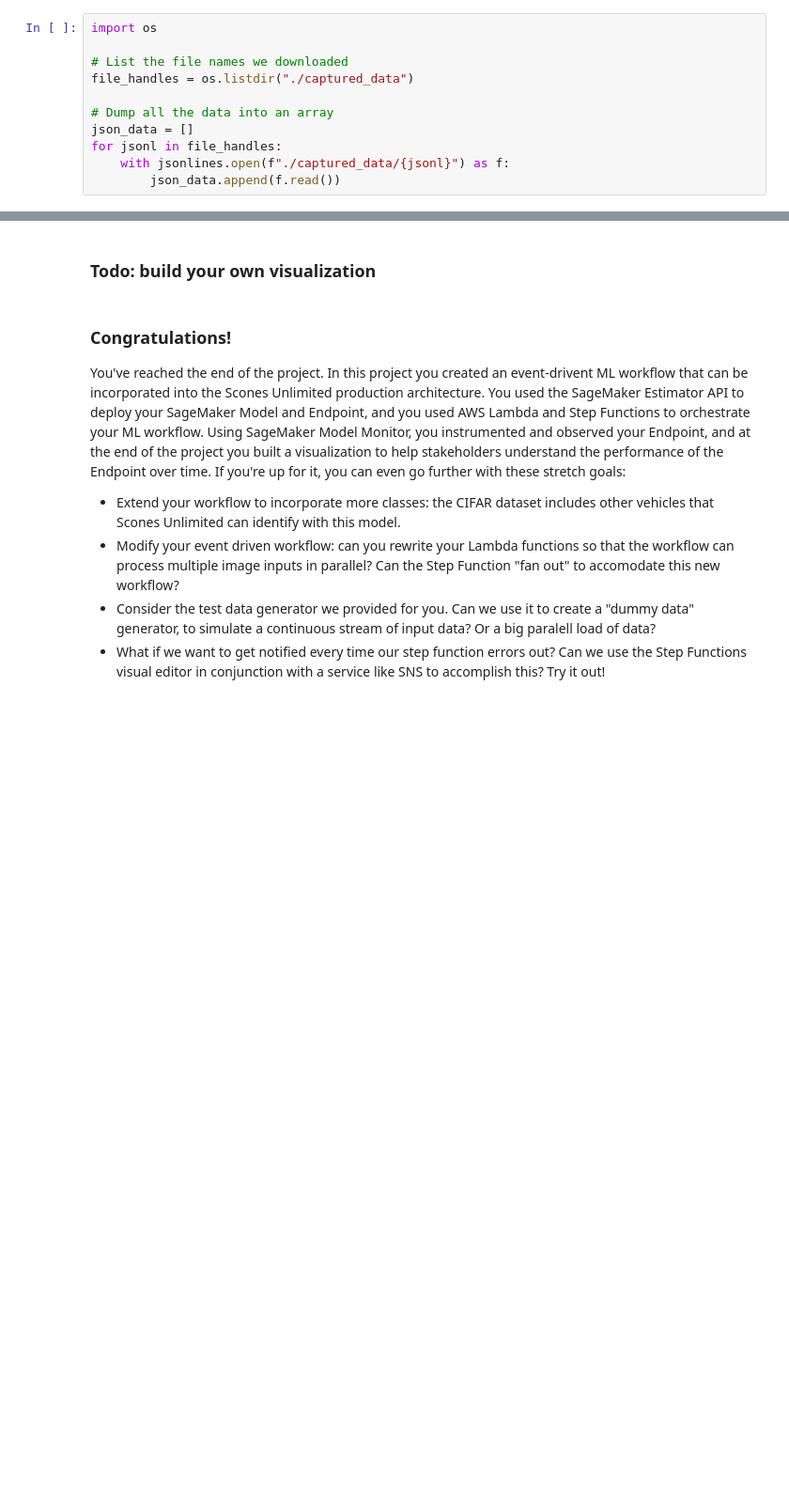
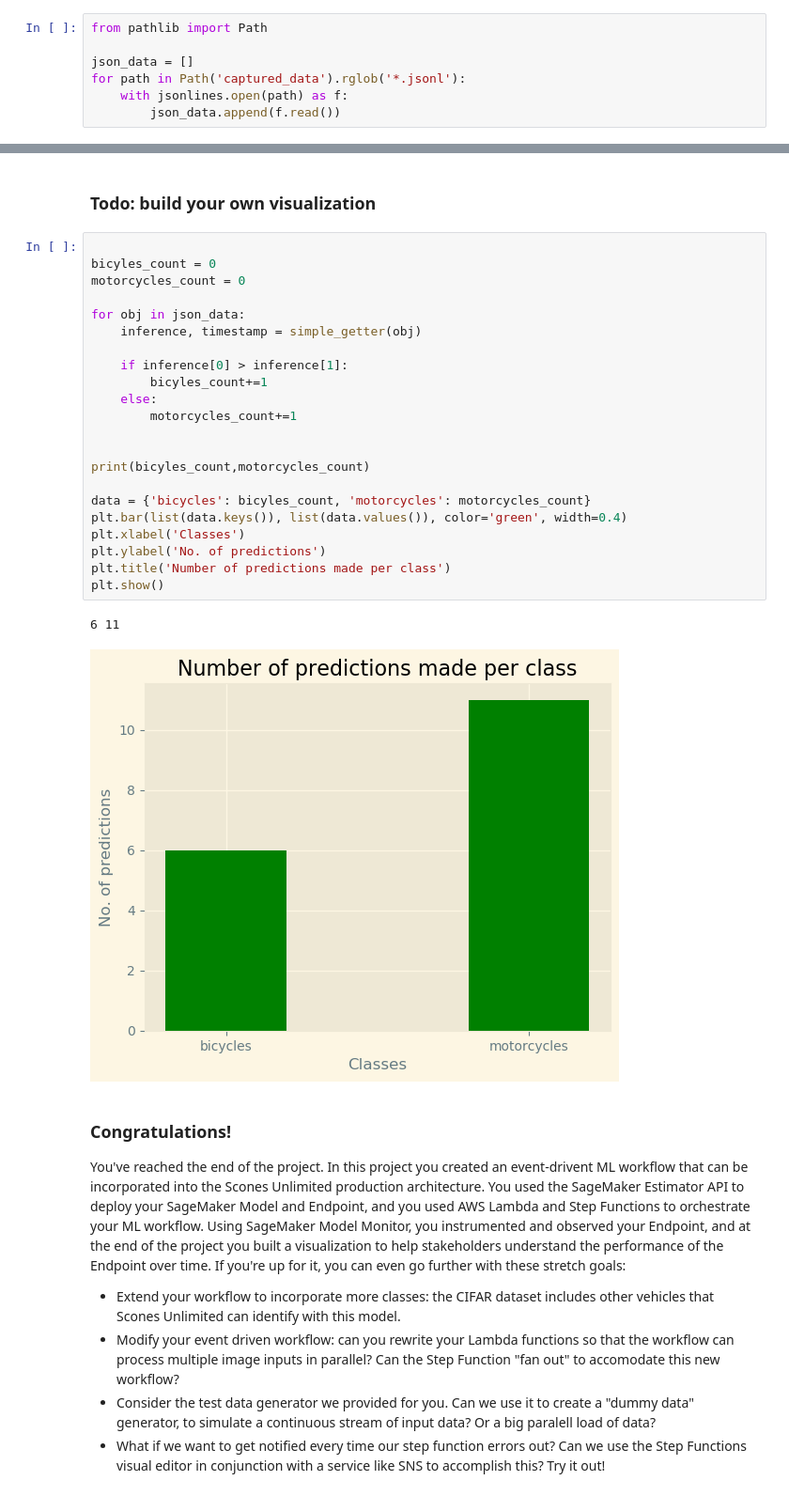
Before and after one commit to joangerard/ML-Workflow-AWS, a Jupyter notebook: project/starter.ipynb, the cells around one changed output, grey strips where cells are left out. Shown at 94% size. Saved outputs shown, nothing was run; the diff lists cells and outputs as text; blank space fills up the shorter version.

```diff
--- a/project/starter.ipynb
+++ b/project/starter.ipynb
@@ -756,16 +832,12 @@ import jsonlines
 # %% [markdown]
 Now we can extract the data from each of the source files:
-# %%
-import os
-
-# List the file names we downloaded
-file_handles = os.listdir("./captured_data")
-
-# Dump all the data into an array
-json_data = []
-for jsonl in file_handles:
-    with jsonlines.open(f"./captured_data/{jsonl}") as f:
-        json_data.append(f.read())
+# %%
+from pathlib import Path
+
+json_data = []
+for path in Path('captured_data').rglob('*.jsonl'):
+    with jsonlines.open(path) as f:
+        json_data.append(f.read())
 # %% [markdown]
 The data should now be a list of dictionaries, with significant nesting. We'll give you an example of some code that grabs data out of the objects and visualizes it:
 # %%
@@ -805,5 +887,30 @@ plt.gcf().autofmt_xdate()
 # %% [markdown]
 ### Todo: build your own visualization
+# %%
+
+bicyles_count = 0
+motorcycles_count = 0
+
+for obj in json_data:
+    inference, timestamp = simple_getter(obj)
+
+    if inference[0] > inference[1]:
+        bicyles_count+=1
+    else:
+        motorcycles_count+=1
+
+
+print(bicyles_count,motorcycles_count)
+
+data = {'bicycles': bicyles_count, 'motorcycles': motorcycles_count}
+plt.bar(list(data.keys()), list(data.values()), color='green', width=0.4)
+plt.xlabel('Classes')
+plt.ylabel('No. of predictions')
+plt.title('Number of predictions made per class')
+plt.show()
+# %% [output]
+6 11
+[figure, added]
 # %% [markdown]
 ### Congratulations!
 
```
Also changed, not shown: parts of 9 cells of this notebook, 19 other files.
